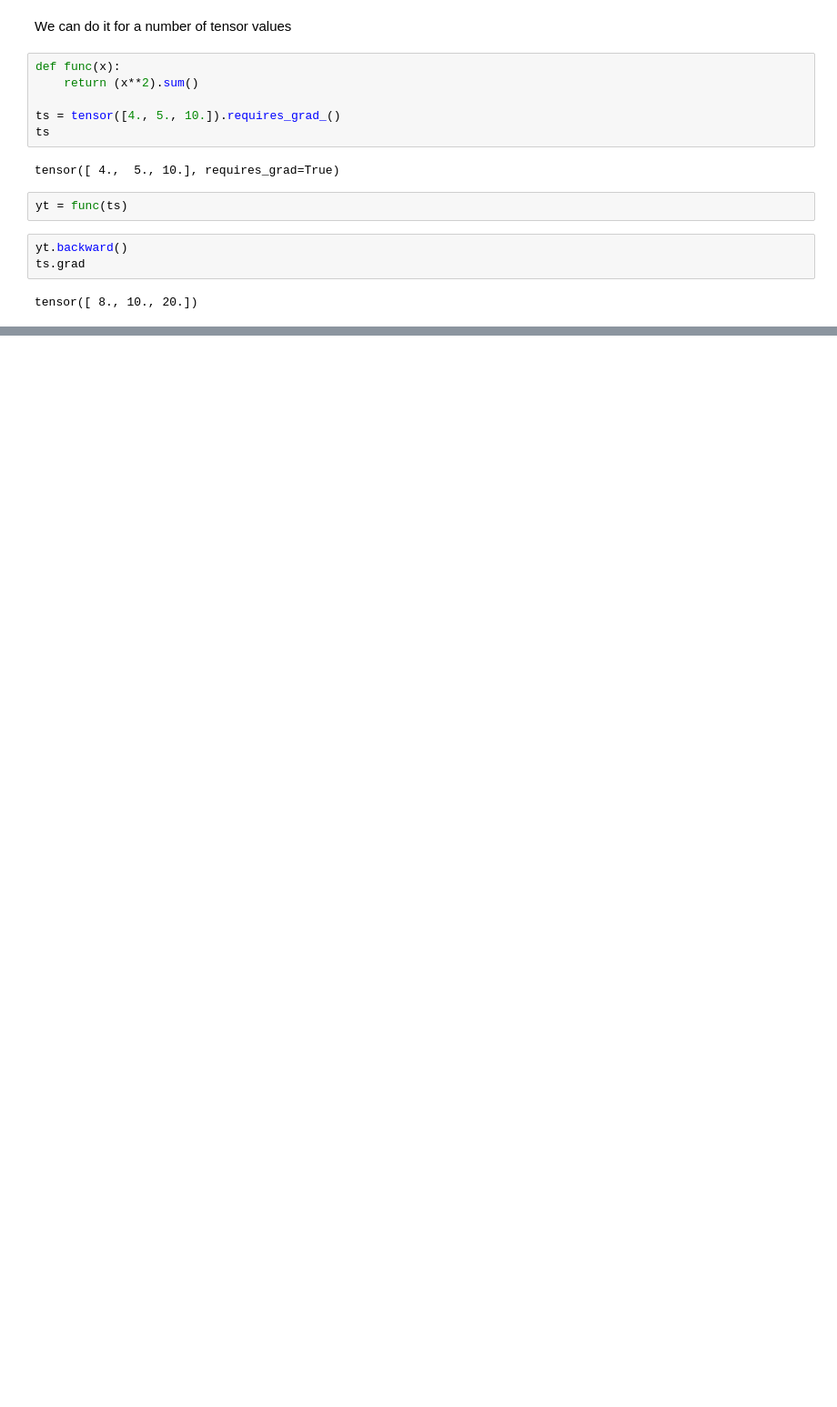
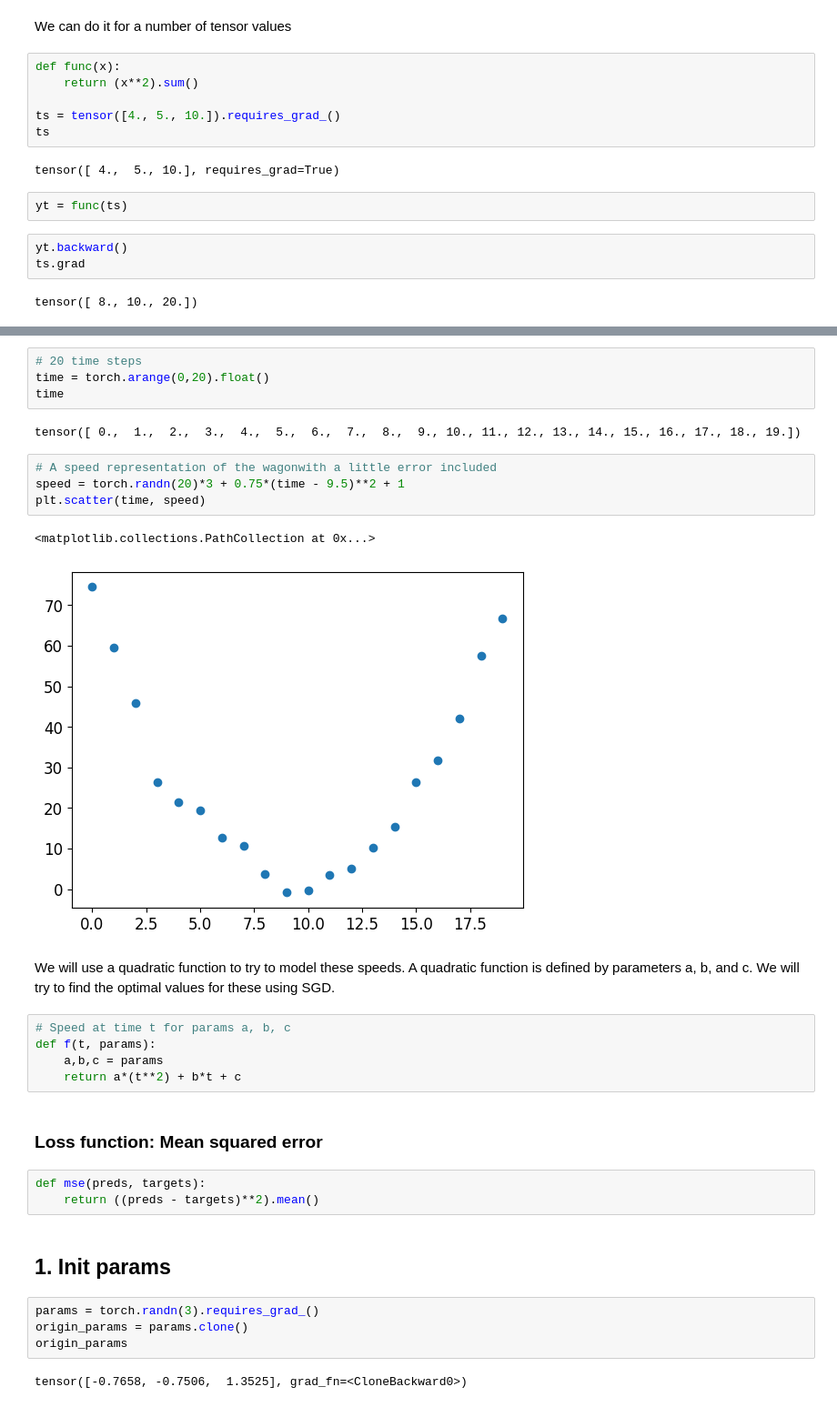
Before and after one commit to franciscorafart/learning-notes, a Jupyter notebook: deep-learning/notebooks/number-classifier.ipynb, the cells around one changed output, grey strips where cells are left out. Shown at 91% size. Saved outputs shown, nothing was run; the diff lists cells and outputs as text; blank space fills up the shorter version.

```diff
--- a/deep-learning/notebooks/number-classifier.ipynb
+++ b/deep-learning/notebooks/number-classifier.ipynb
@@ -330,0 +345,33 @@ tensor([ 8., 10., 20.])
+# %%
+# 20 time steps
+time = torch.arange(0,20).float()
+time
+# %% [output]
+tensor([ 0.,  1.,  2.,  3.,  4.,  5.,  6.,  7.,  8.,  9., 10., 11., 12., 13., 14., 15., 16., 17., 18., 19.])
+# %%
+# A speed representation of the wagonwith a little error included
+speed = torch.randn(20)*3 + 0.75*(time - 9.5)**2 + 1
+plt.scatter(time, speed)
+# %% [output]
+<matplotlib.collections.PathCollection at 0x...>
+[figure, added]
+# %% [markdown]
+We will use a quadratic function to try to model these speeds. A quadratic function is defined by parameters a, b, and c. We will try to find the optimal values for these using SGD.
+# %%
+# Speed at time t for params a, b, c
+def f(t, params):
+    a,b,c = params
+    return a*(t**2) + b*t + c
+# %% [markdown]
+### Loss function: Mean squared error
+# %%
+def mse(preds, targets):
+    return ((preds - targets)**2).mean()
+# %% [markdown]
+## 1. Init params
+# %%
+params = torch.randn(3).requires_grad_()
+origin_params = params.clone()
+origin_params
+# %% [output]
+tensor([-0.7658, -0.7506,  1.3525], grad_fn=<CloneBackward0>)
```
Also changed, not shown: parts of 31 cells of this notebook, 1 other file.
